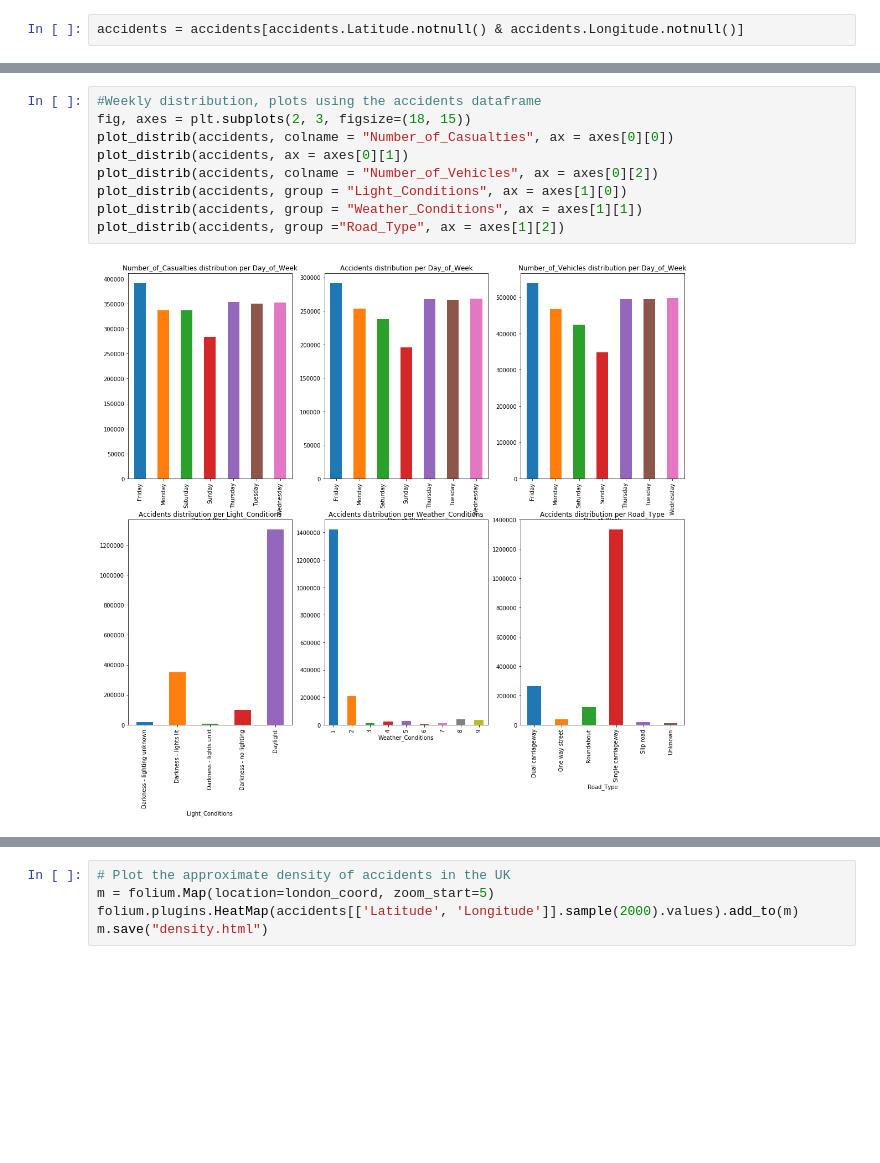
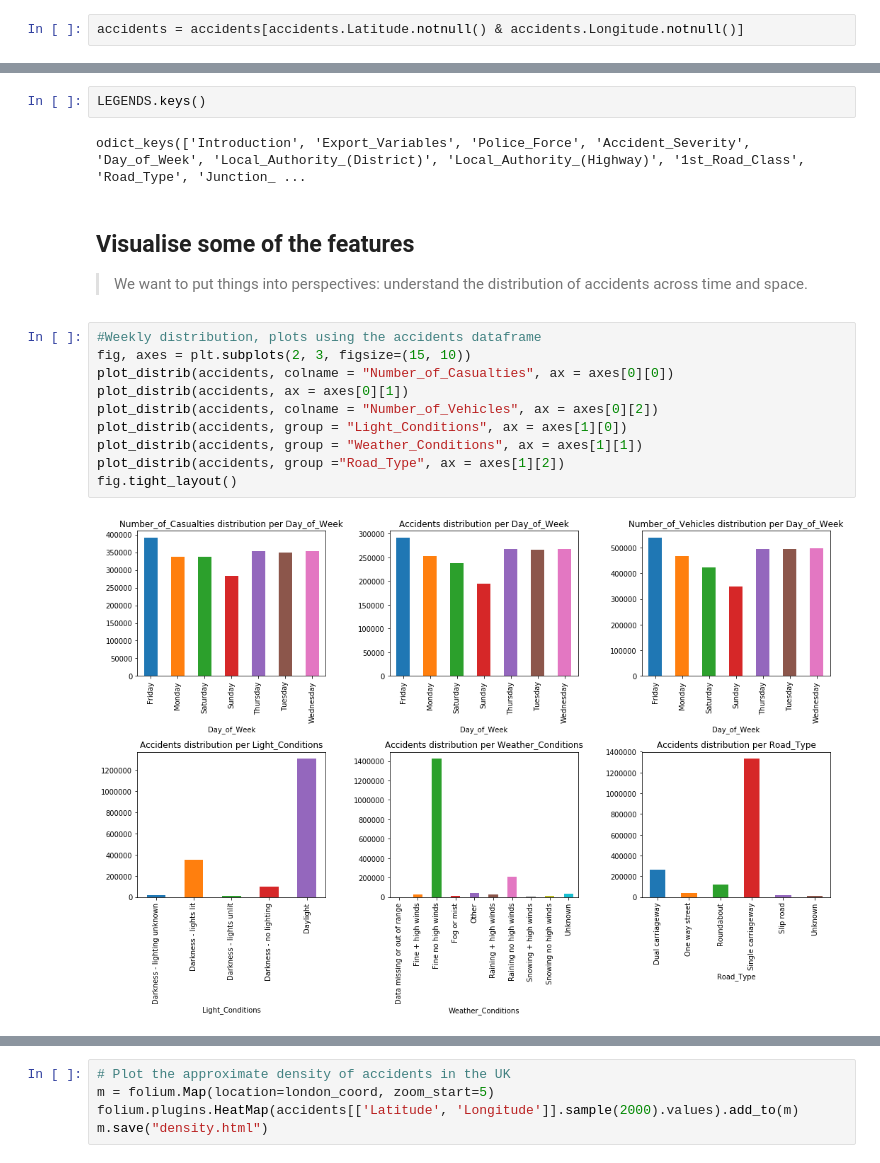
Before and after one commit to Eagleseb/survive-your-commuting, a Jupyter notebook: Milestone2.ipynb, the cells around one changed output, grey strips where cells are left out. Saved outputs shown, nothing was run; the diff lists cells and outputs as text; blank space fills up the shorter version.

```diff
--- a/Milestone2.ipynb
+++ b/Milestone2.ipynb
@@ -175,15 +193,23 @@ accidents.head()
 | 3 | -0.173862 | 51.482442 | Metropolitan Police | Slight | 1 | 1 | ... |
 | 4 | -0.156618 | 51.495752 | Metropolitan Police | Slight | 1 | 1 | ... |
 5 rows × 29 columns
+# %%
+LEGENDS.keys()
+# %% [output]
+odict_keys(['Introduction', 'Export_Variables', 'Police_Force', 'Accident_Severity', 'Day_of_Week', 'Local_Authority_(District)', 'Local_Authority_(Highway)', '1st_Road_Class', 'Road_Type', 'Junction_ ...
+# %% [markdown]
+## Visualise some of the features
+> We want to put things into perspectives: understand the distribution of accidents across time and space.
 # %%
 #Weekly distribution, plots using the accidents dataframe
-fig, axes = plt.subplots(2, 3, figsize=(18, 15))
+fig, axes = plt.subplots(2, 3, figsize=(15, 10))
 plot_distrib(accidents, colname = "Number_of_Casualties", ax = axes[0][0])
 plot_distrib(accidents, ax = axes[0][1])
 plot_distrib(accidents, colname = "Number_of_Vehicles", ax = axes[0][2])
 plot_distrib(accidents, group = "Light_Conditions", ax = axes[1][0])
 plot_distrib(accidents, group = "Weather_Conditions", ax = axes[1][1])
 plot_distrib(accidents, group ="Road_Type", ax = axes[1][2])
+fig.tight_layout()
 # %% [output]
-[figure, old version]
+[figure, new version]
 # %% [markdown]
```
Also changed, not shown: parts of 23 cells of this notebook, 2 other files.
